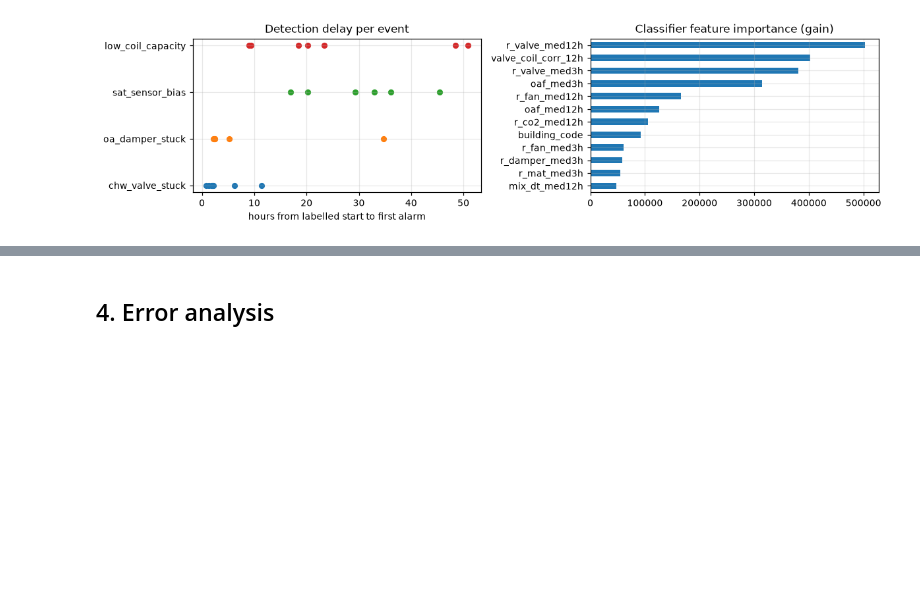
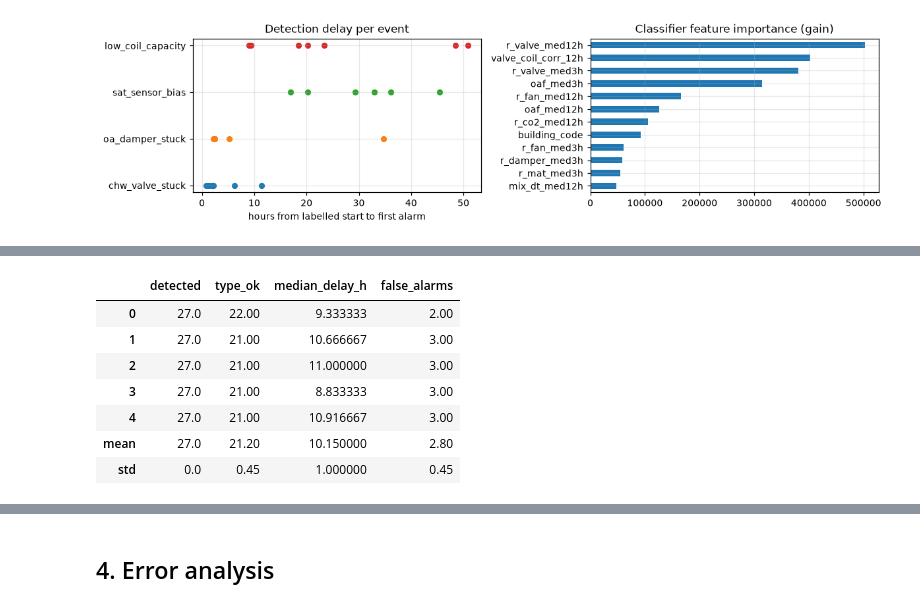
Before and after one commit to nauvalZulfikar/ahu-fault-detection, a Jupyter notebook: code/notebooks/02_modelling.ipynb, the cells around one changed output, grey strips where cells are left out. Drawn from its saved outputs; the diff is of its cells as text; code cells hidden in the pictures; blank space fills up the shorter version.

```diff
--- a/code/notebooks/02_modelling.ipynb
+++ b/code/notebooks/02_modelling.ipynb
@@ -165,0 +182,11 @@ fig.tight_layout(); fig.savefig(FIG / "results.png", dpi=170)
+# %%
+from ahu_fdd import baseline as B
+methods = {"BMS SAT alarm (today)": B.bms_alarm(tr), "Expert rules": B.expert_rules(tr), "Model": oof}
+scored = {}
+for name, p in methods.items():
+    s, e, _ = E.score_events(keys, E.alarms(p, keys, **PL.POST), labels, AHU_MONTHS)
+    scored[name] = (s, e)
+cmp_base = pd.DataFrame({k: v[0] for k, v in scored.items()}).T
+cmp_base = cmp_base[["detected", "type_ok", "median_delay_h", "false_alarms", "fa_per_ahu_month"]].astype(float)
+cmp_base.loc["BMS SAT alarm (today)", "type_ok"] = np.nan  # it never names a fault
+cmp_base.round(3)
@@ -165,0 +232,20 @@ fig.tight_layout(); fig.savefig(FIG / "results.png", dpi=170)
+# %%
+seed_rows = []
+for seed in range(5):  # seed 0 is the run above; the residual models stay fixed
+    p = oof if seed == 0 else PL.oof_probabilities(w, df, labels, cols, seed=seed)
+    s, _, _ = E.score_events(keys, E.alarms(p, keys, **PL.POST), labels, AHU_MONTHS)
+    seed_rows.append(dict(seed=seed, **s))
+seeds = pd.DataFrame(seed_rows).set_index("seed")[["detected", "type_ok", "median_delay_h", "false_alarms"]]
+json.dump({"baselines": {k: {m: float(x) for m, x in v[0].items()} for k, v in scored.items()},
+           "seeds": seeds.reset_index().to_dict("records")},
+          open(CODE_DIR / "outputs" / "baselines_and_seeds.json", "w"), indent=1, default=float)
+pd.concat([seeds, seeds.agg(["mean", "std"]).round(2)])
+# %% [output]
+|  | detected | type_ok | median_delay_h | false_alarms |
+| 0 | 27.0 | 22.00 | 9.333333 | 2.00 |
+| 1 | 27.0 | 21.00 | 10.666667 | 3.00 |
+| 2 | 27.0 | 21.00 | 11.000000 | 3.00 |
+| 3 | 27.0 | 21.00 | 8.833333 | 3.00 |
+| 4 | 27.0 | 21.00 | 10.916667 | 3.00 |
+| mean | 27.0 | 21.20 | 10.150000 | 2.80 |
+| std | 0.0 | 0.45 | 1.000000 | 0.45 |
```
Also changed, not shown: parts of 27 cells of this notebook, 12 other files.
